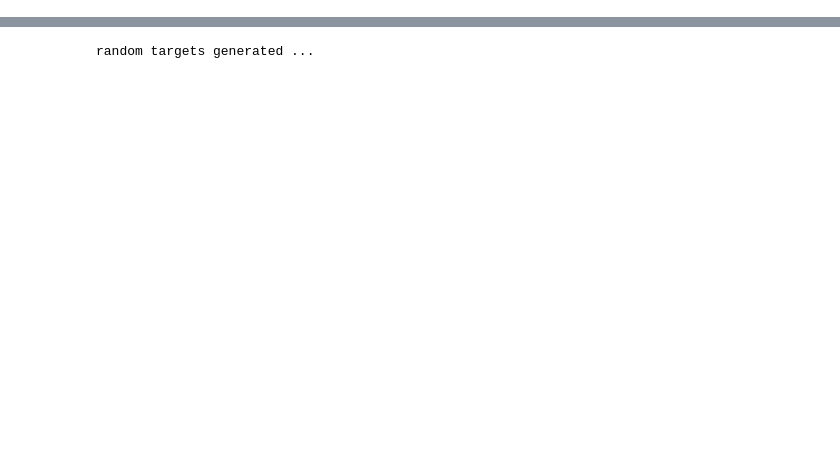
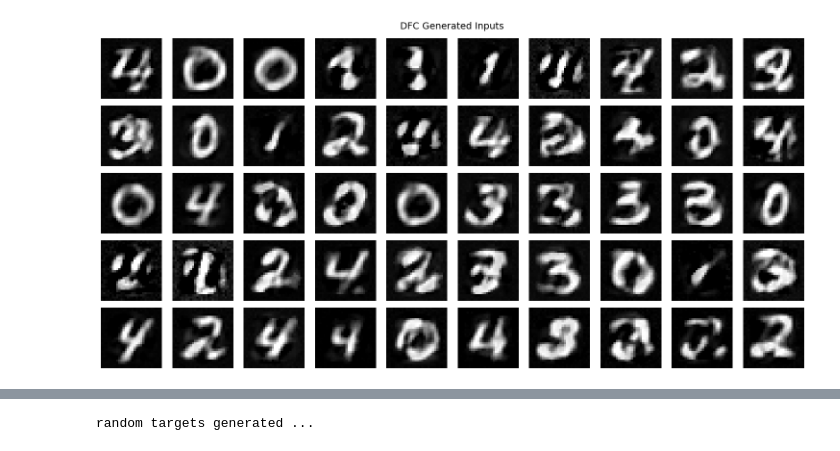
Before and after one commit to s-de-haan/Equilibrium-Fisher-Control, a Jupyter notebook: CL_experiments.ipynb, the cells around one changed output, grey strips where cells are left out. Drawn from its saved outputs; the diff is of its cells as text; code cells hidden in the pictures; blank space fills up the shorter version.

Commit message:
sample generation update

```diff
--- a/CL_experiments.ipynb
+++ b/CL_experiments.ipynb
@@ -80 +114,4 @@ Starting Task 1/2
+# %%
+for i in range(90,100):
+    plot_generated_inputs(trainer.gen_samples[i][:50], n_cols=10, title="DFC Generated Inputs", save=False, filename="Samples_BP_100_epochs.png")
 # %%
@@ -88,0 +237,14 @@ Test  loss: 6.3741 | Test  acc: 50.94%
+# %%
+for batch in tasks_dataloaders[1][0]:
+    model.tmax= 10000
+    plot_generated_inputs(batch[0][:50], n_cols=10, title="DFC Generated Inputs", save=False, filename="Samples_BP_100_epochs.png")
+    ypred = model(batch[0].to(model.device))
+    X = torch.clamp(model.feedback_layers[0](model.layers[0].r), -0.4242, 2.8215)
+    plot_generated_inputs(X[:50], n_cols=10, title="DFC Generated Inputs", save=False, filename="Samples_BP_100_epochs.png")
+    model.targets = batch[1].to(model.device)
+    rs = model._dynamical_inversion()
+    X = torch.clamp(model.feedback_layers[0](model.layers[0].r), -0.4242, 2.8215)
+    plot_generated_inputs(X[:50], n_cols=10, title="DFC Generated Inputs", save=False, filename="Samples_BP_100_epochs.png")
+    print(ypred[0])
+    print(model.layers[-1].r[0])
+    break
@@ -88,0 +450,20 @@ Test  loss: 6.3741 | Test  acc: 50.94%
+# %%
+batch_size = 100
+num_classes = 10
+
+K = 6
+
+#init_input = torch.clamp(torch.randn(batch_size, 200, device=model.device),-1,1)
+init_input = 2 * torch.rand(batch_size, 200, device=model.device) - 1
+init_input = torch.clamp(model.feedback_layers[0](init_input), -0.4242, 2.8215)
+
+# sample random classes
+rand = torch.randint(0, K - 1, (batch_size,), device=model.device)
+target = F.one_hot(torch.tensor(rand), num_classes=10)
+#target = torch.eye(10).repeat_interleave(int(batch_size/10), dim=0)
+
+generated_input, rs_last, diffs = model.generate_samples(target, init_input=init_input, tmax=4000, threshold=0.0001)
+# %%
+plot_generated_inputs(generated_input[:50], n_cols=10, title="DFC Generated Inputs", save=False, filename="Samples_BP_100_epochs.png")
+# %% [output]
+[figure, added]
```
Also changed, not shown: parts of 46 cells of this notebook, 9 other files.
